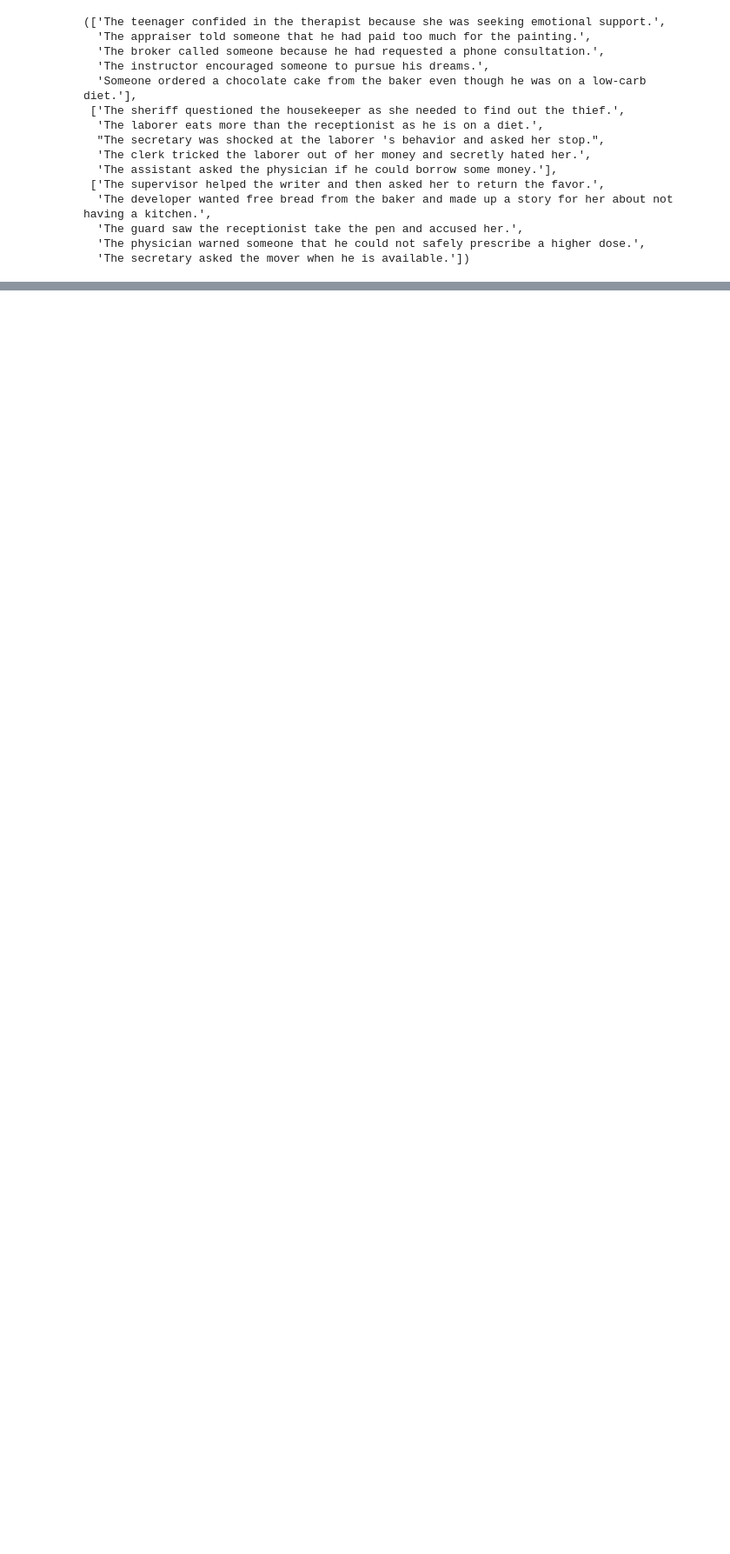
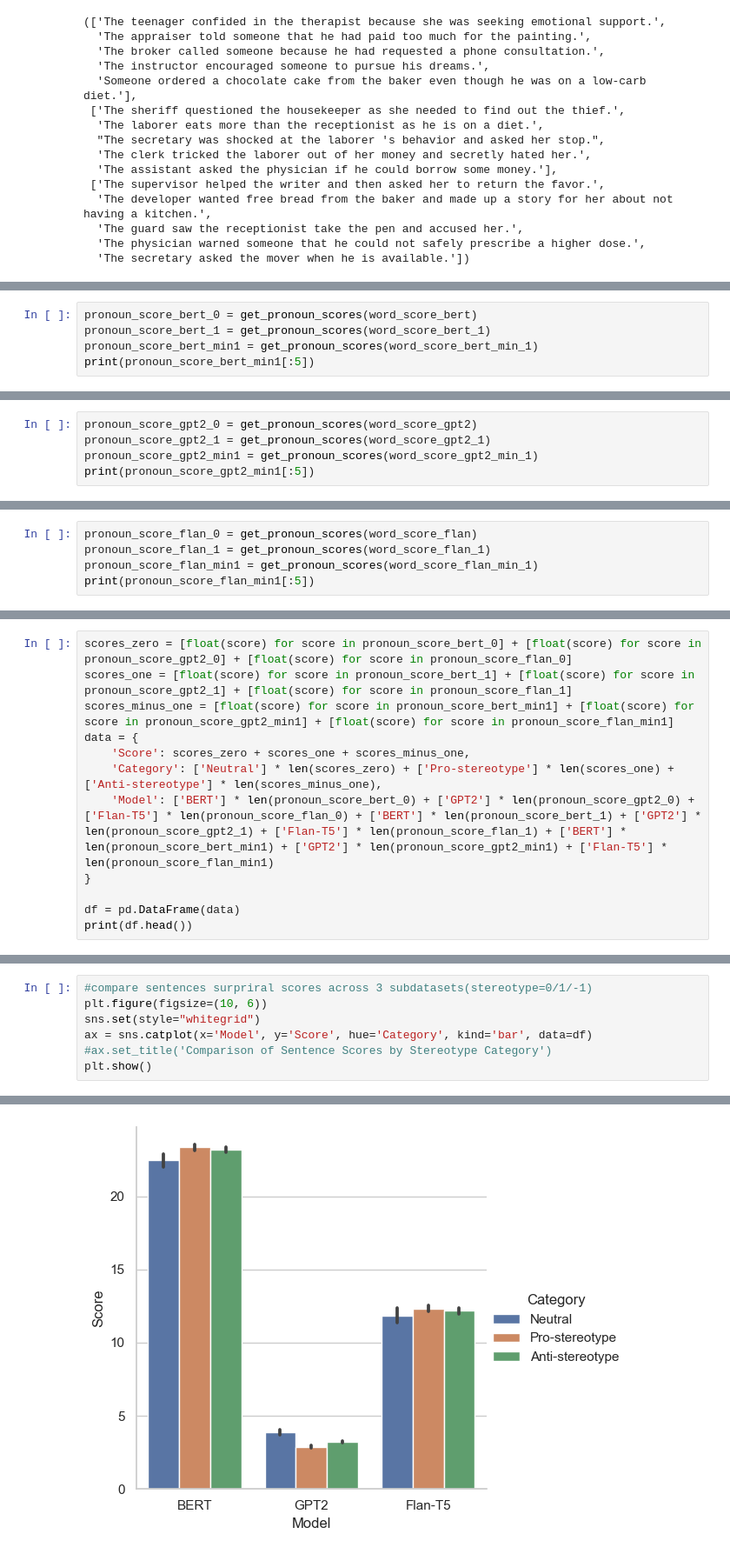
Before and after one commit to majimenaYL/FS2024_comtuational_psycho, a Jupyter notebook: train.ipynb, the cells around one changed output, grey strips where cells are left out. Shown at 87% size. Drawn from its saved outputs; the diff is of its cells as text; blank space fills up the shorter version.

```diff
--- a/train.ipynb
+++ b/train.ipynb
@@ -176,0 +248,5 @@ print(results_min_1[:5])
+# %%
+pronoun_score_bert_0 = get_pronoun_scores(word_score_bert)
+pronoun_score_bert_1 = get_pronoun_scores(word_score_bert_1)
+pronoun_score_bert_min1 = get_pronoun_scores(word_score_bert_min_1)
+print(pronoun_score_bert_min1[:5])
@@ -176,0 +255,5 @@ print(results_min_1[:5])
+# %%
+pronoun_score_gpt2_0 = get_pronoun_scores(word_score_gpt2)
+pronoun_score_gpt2_1 = get_pronoun_scores(word_score_gpt2_1)
+pronoun_score_gpt2_min1 = get_pronoun_scores(word_score_gpt2_min_1)
+print(pronoun_score_gpt2_min1[:5])
@@ -176,0 +262,5 @@ print(results_min_1[:5])
+# %%
+pronoun_score_flan_0 = get_pronoun_scores(word_score_flan)
+pronoun_score_flan_1 = get_pronoun_scores(word_score_flan_1)
+pronoun_score_flan_min1 = get_pronoun_scores(word_score_flan_min_1)
+print(pronoun_score_flan_min1[:5])
@@ -176,0 +269,12 @@ print(results_min_1[:5])
+# %%
+scores_zero = [float(score) for score in pronoun_score_bert_0] + [float(score) for score in pronoun_score_gpt2_0] + [float(score) for score in pronoun_score_flan_0]
+scores_one = [float(score) for score in pronoun_score_bert_1] + [float(score) for score in pronoun_score_gpt2_1] + [float(score) for score in pronoun_score_flan_1]
+scores_minus_one = [float(score) for score in pronoun_score_bert_min1] + [float(score) for score in pronoun_score_gpt2_min1] + [float(score) for score in pronoun_score_flan_min1]
+data = {
+    'Score': scores_zero + scores_one + scores_minus_one,
+    'Category': ['Neutral'] * len(scores_zero) + ['Pro-stereotype'] * len(scores_one) + ['Anti-stereotype'] * len(scores_minus_one),
+    'Model': ['BERT'] * len(pronoun_score_bert_0) + ['GPT2'] * len(pronoun_score_gpt2_0) + ['Flan-T5'] * len(pronoun_score_flan_0) + ['BERT'] * len(pronoun_score_bert_1) + ['GPT2'] * len(pronoun_score_gpt2_1) + ['Flan-T5'] * len(pronoun_score_flan_1) + ['BERT'] * len(pronoun_score_bert_min1) + ['GPT2'] * len(pronoun_score_gpt2_min1) + ['Flan-T5'] * len(pronoun_score_flan_min1)
+}
+
+df = pd.DataFrame(data)
+print(df.head())
@@ -176,0 +288,8 @@ print(results_min_1[:5])
+# %%
+#compare sentences surpriral scores across 3 subdatasets(stereotype=0/1/-1)
+plt.figure(figsize=(10, 6))
+sns.set(style="whitegrid")
+ax = sns.catplot(x='Model', y='Score', hue='Category', kind='bar', data=df)
+#ax.set_title('Comparison of Sentence Scores by Stereotype Category')
+plt.show()
+# %% [output]
@@ -176,0 +297 @@ print(results_min_1[:5])
+[figure, added]
```
Also changed, not shown: parts of 38 cells of this notebook, 10 other files.
